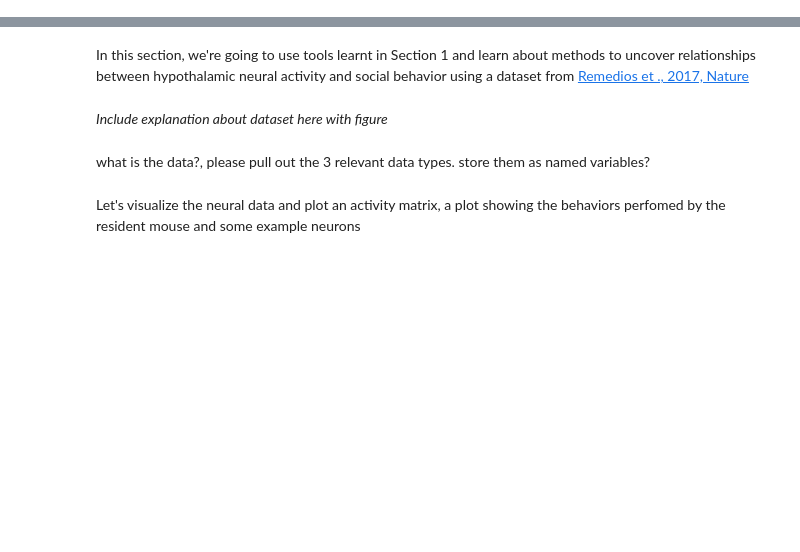
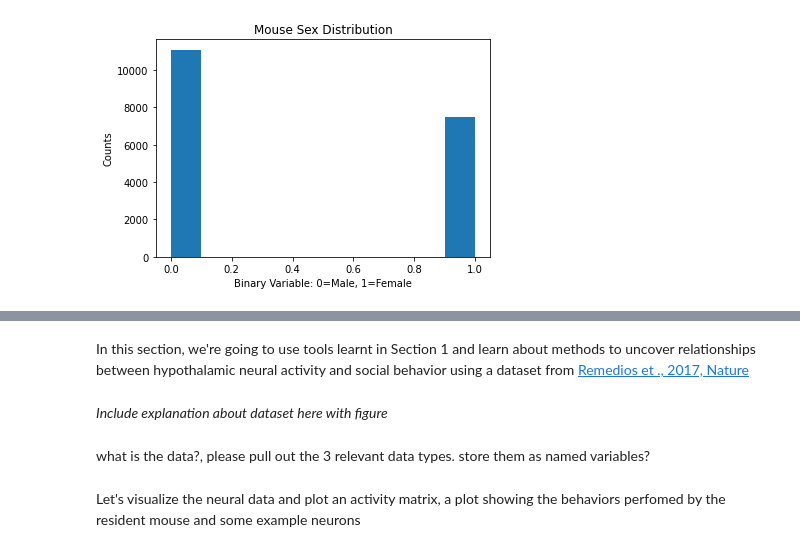
Before and after one commit to SaberaTalukder/Chen_Institute_DataSAI_for_Neuroscience, a Jupyter notebook: 07_05_22_day1_overview/code/diy_notebooks/dimensionality_reduction.ipynb, the cells around one changed output, grey strips where cells are left out. Cells and saved outputs as stored; diff of their text form; code cells hidden in the pictures; blank space fills up the shorter version.

```diff
--- a/07_05_22_day1_overview/code/diy_notebooks/dimensionality_reduction.ipynb
+++ b/07_05_22_day1_overview/code/diy_notebooks/dimensionality_reduction.ipynb
@@ -7,0 +76,8 @@ import numpy as np
+# %%
+# Solution:
+_ = plt.hist(np.ndarray.flatten(sex_vector))
+_ = plt.title('Mouse Sex Distribution')
+_ = plt.xlabel('Binary Variable: 0=Male, 1=Female')
+_ = plt.ylabel('Counts')
+# %% [output]
+[figure, added]
```
Also changed, not shown: parts of 29 cells of this notebook.
